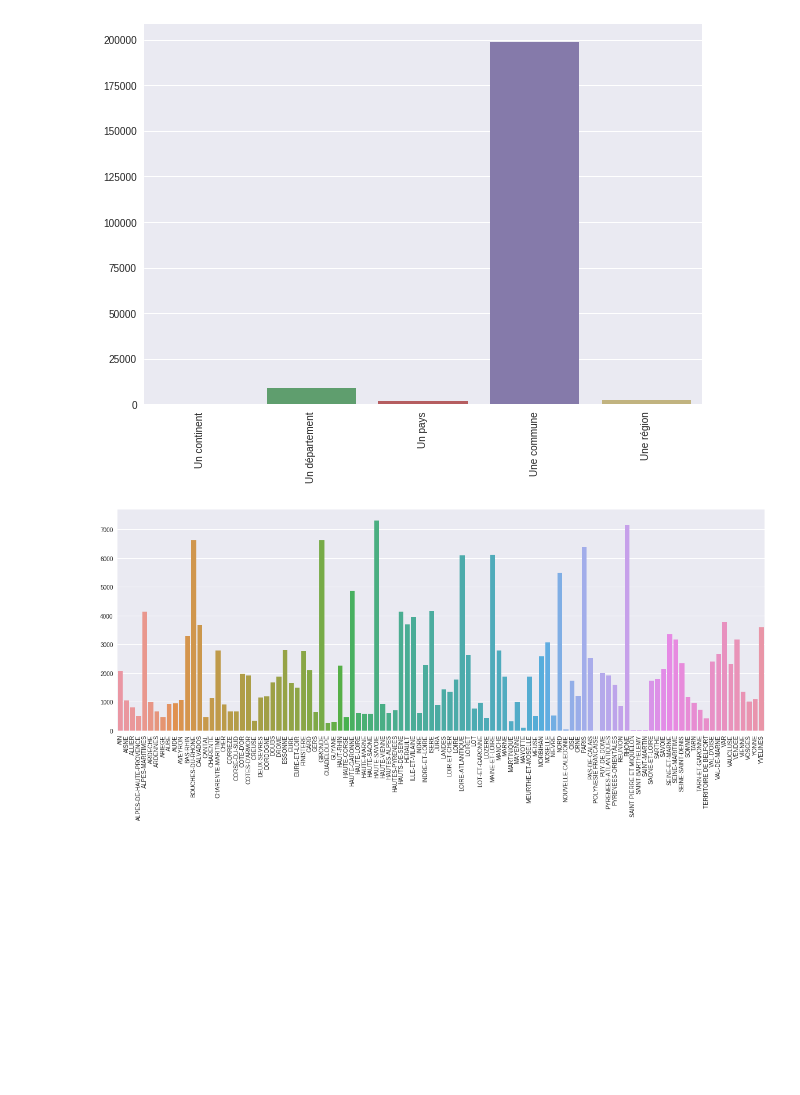
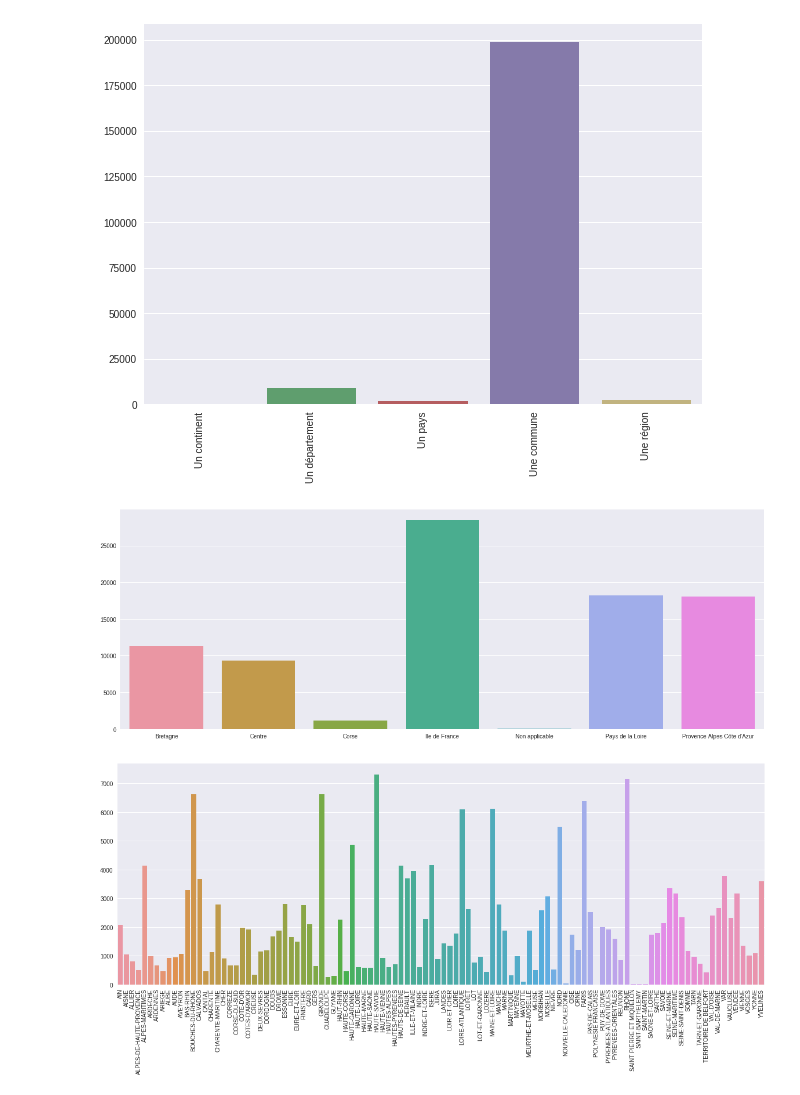
Before and after one commit to sebwdz/JobAnalysis, a Jupyter notebook: notebooks/job_offer_descriptive_analysis.ipynb, the cells around one changed output. Cells and saved outputs as stored; diff of their text form; code cells hidden in the pictures; blank space fills up the shorter version.

```diff
--- a/notebooks/job_offer.ipynb
+++ b/notebooks/job_offer_descriptive_analysis.ipynb
@@ -152,3 +158,9 @@ plt.show()
+# %%
+plt.figure(figsize=(20, 7))
+g = sns.barplot(data=type_code)
+plt.show()
+# %% [output]
+[figure, added]
 # %%
 type_code = dict()
 for x in data["DEPARTEMENT_NAME"].unique():
```
Also changed, not shown: parts of 20 cells of this notebook.
